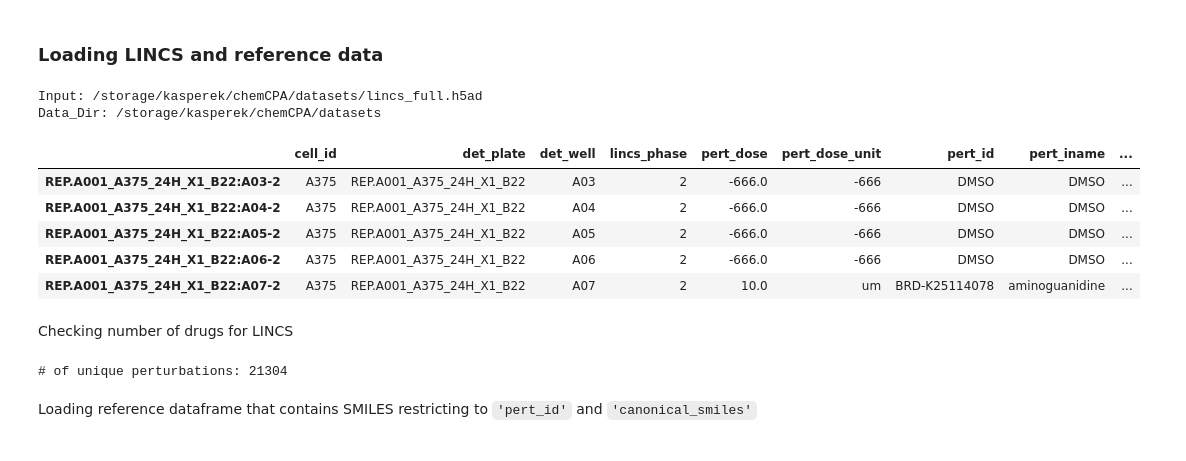
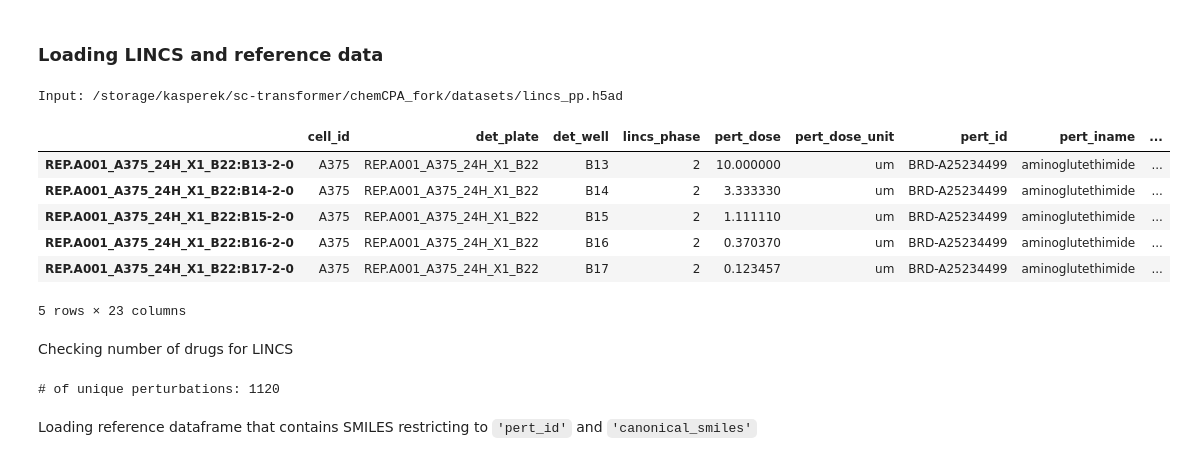
Before and after one commit to theislab/chemCPA, a Jupyter notebook: preprocessing/lincs_SMILES copy.ipynb, the cells around one changed output. Drawn from its saved outputs; the diff is of its cells as text; code cells hidden in the pictures.

```diff
--- a/preprocessing/lincs_SMILES copy.ipynb
+++ b/preprocessing/lincs_SMILES copy.ipynb
@@ -35,38 +35,40 @@ The autoreload extension is already loaded. To reload it, use:
 # !ls -l $DATA_DIR
 # %%
 import os
+from pathlib import Path
 
 full = False
 load_adata = True
+
+DATA_DIR = Path('/storage/kasperek/sc-transformer/chemCPA_fork/datasets/')
 
 if full:
     adata_in = DATA_DIR / 'lincs_full_pp.h5ad'
     adata_out = DATA_DIR / 'lincs_full_smiles.h5ad'
 else:
     adata_in = DATA_DIR / 'lincs_pp.h5ad'
     adata_out = DATA_DIR / 'lincs_smiles.h5ad'
 
 print(f'Input: {adata_in}')
-print(f'Data_Dir: {DATA_DIR}')
 
 adata = sc.read(adata_in) if load_adata else None
 adata.obs.head()
 # %% [output]
-Input: /storage/kasperek/chemCPA/datasets/lincs_full.h5ad
-Data_Dir: /storage/kasperek/chemCPA/datasets
+Input: /storage/kasperek/sc-transformer/chemCPA_fork/datasets/lincs_pp.h5ad
 |  | cell_id | det_plate | det_well | lincs_phase | pert_dose | pert_dose_unit | pert_id | pert_iname | ... |
-| REP.A001_A375_24H_X1_B22:A03-2 | A375 | REP.A001_A375_24H_X1_B22 | A03 | 2 | -666.0 | -666 | DMSO | DMSO | ... |
-| REP.A001_A375_24H_X1_B22:A04-2 | A375 | REP.A001_A375_24H_X1_B22 | A04 | 2 | -666.0 | -666 | DMSO | DMSO | ... |
-| REP.A001_A375_24H_X1_B22:A05-2 | A375 | REP.A001_A375_24H_X1_B22 | A05 | 2 | -666.0 | -666 | DMSO | DMSO | ... |
-| REP.A001_A375_24H_X1_B22:A06-2 | A375 | REP.A001_A375_24H_X1_B22 | A06 | 2 | -666.0 | -666 | DMSO | DMSO | ... |
-| REP.A001_A375_24H_X1_B22:A07-2 | A375 | REP.A001_A375_24H_X1_B22 | A07 | 2 | 10.0 | um | BRD-K25114078 | aminoguanidine | ... |
+| REP.A001_A375_24H_X1_B22:B13-2-0 | A375 | REP.A001_A375_24H_X1_B22 | B13 | 2 | 10.000000 | um | BRD-A25234499 | aminoglutethimide | ... |
+| REP.A001_A375_24H_X1_B22:B14-2-0 | A375 | REP.A001_A375_24H_X1_B22 | B14 | 2 | 3.333330 | um | BRD-A25234499 | aminoglutethimide | ... |
+| REP.A001_A375_24H_X1_B22:B15-2-0 | A375 | REP.A001_A375_24H_X1_B22 | B15 | 2 | 1.111110 | um | BRD-A25234499 | aminoglutethimide | ... |
+| REP.A001_A375_24H_X1_B22:B16-2-0 | A375 | REP.A001_A375_24H_X1_B22 | B16 | 2 | 0.370370 | um | BRD-A25234499 | aminoglutethimide | ... |
+| REP.A001_A375_24H_X1_B22:B17-2-0 | A375 | REP.A001_A375_24H_X1_B22 | B17 | 2 | 0.123457 | um | BRD-A25234499 | aminoglutethimide | ... |
+5 rows × 23 columns
 # %% [markdown]
 Checking number of drugs for LINCS
 # %%
 pert_id_unique = pd.Series(np.unique(adata.obs.pert_id))
 print(f"# of unique perturbations: {len(pert_id_unique)}")
 # %% [output]
-# of unique perturbations: 21304
+# of unique perturbations: 1120
 # %% [markdown]
 Loading reference dataframe that contains SMILES
 restricting to `'pert_id'` and `'canonical_smiles'`
```
Also changed, not shown: parts of 9 cells of this notebook, 1 other file.
